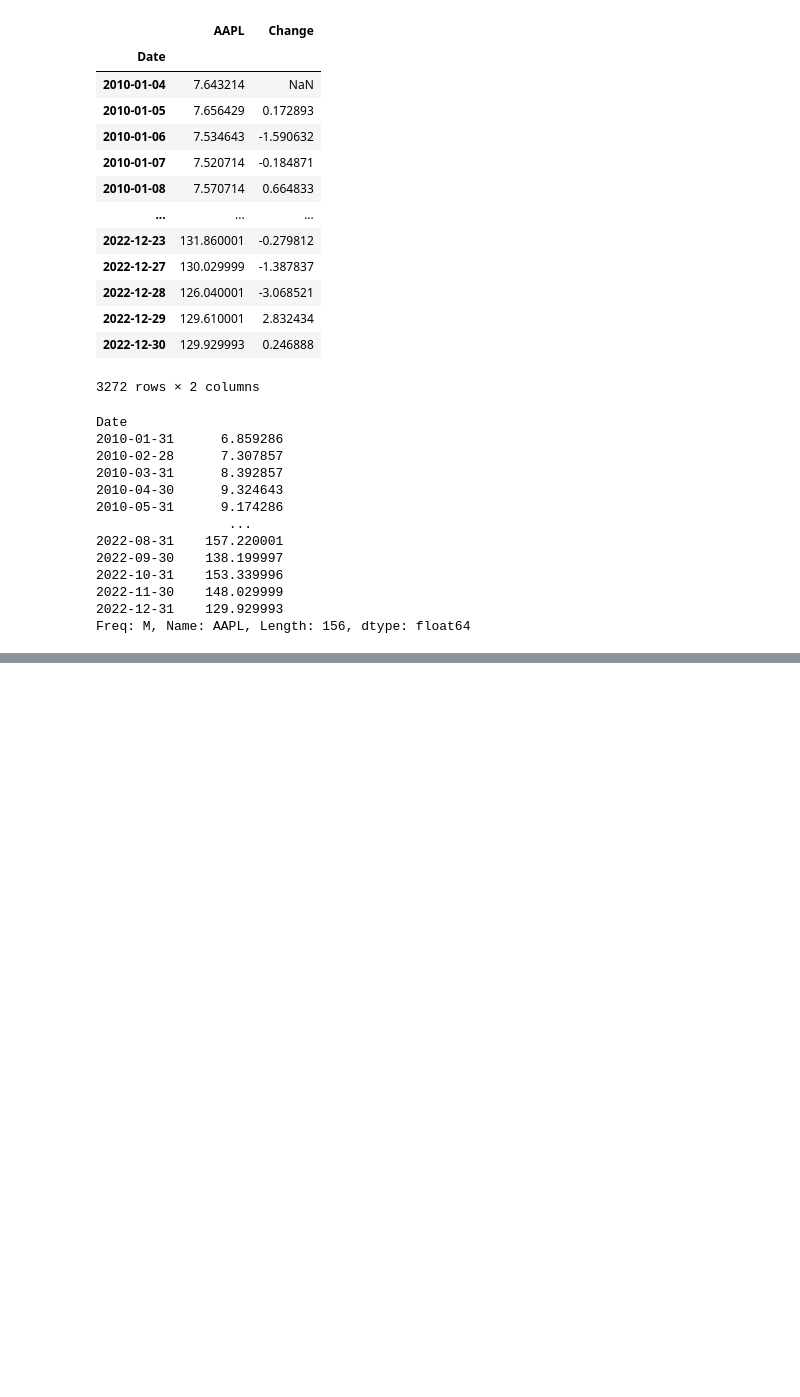
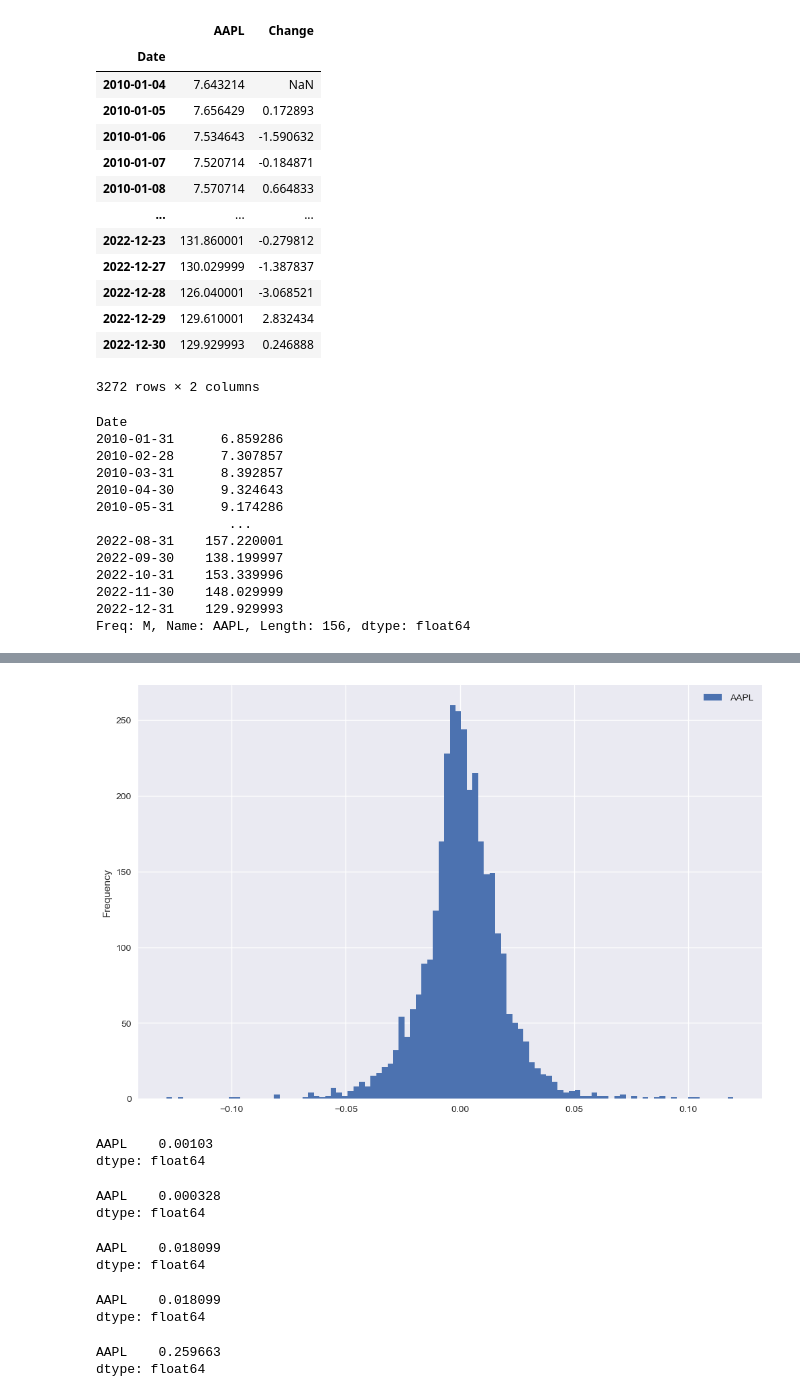
Before and after one commit to Shawnzty/algo-trade, a Jupyter notebook: YT1.ipynb, the cells around one changed output, grey strips where cells are left out. Saved outputs shown, nothing was run; the diff lists cells and outputs as text; code cells hidden in the pictures; blank space fills up the shorter version.

```diff
--- a/YT1.ipynb
+++ b/YT1.ipynb
@@ -563,0 +598,3 @@ Freq: M, Name: AAPL, Length: 156, dtype: float64
+# %%
+ret = aapl.pct_change().dropna()
+ret.info()
@@ -563,0 +610,34 @@ Freq: M, Name: AAPL, Length: 156, dtype: float64
+# %%
+ret.plot(kind="hist", figsize=(12,8), bins=100)
+plt.show()
+# %% [output]
+[figure, added]
+# %%
+daily_mean_ret = ret.mean()
+daily_mean_ret
+# %% [output]
+AAPL    0.00103
+dtype: float64
+# %%
+var_daily = ret.var() # daily variance
+var_daily
+# %% [output]
+AAPL    0.000328
+dtype: float64
+# %%
+std_daily = np.sqrt(var_daily) # standard deviation
+std_daily
+# %% [output]
+AAPL    0.018099
+dtype: float64
+# %%
+ret.std()
+# %% [output]
+AAPL    0.018099
+dtype: float64
+# %%
+annual_mean_ret = ret.mean().mul(252) # annualized mean return
+annual_mean_ret
+# %% [output]
+AAPL    0.259663
+dtype: float64
```
Also changed, not shown: parts of 17 cells of this notebook, 2 other files.
